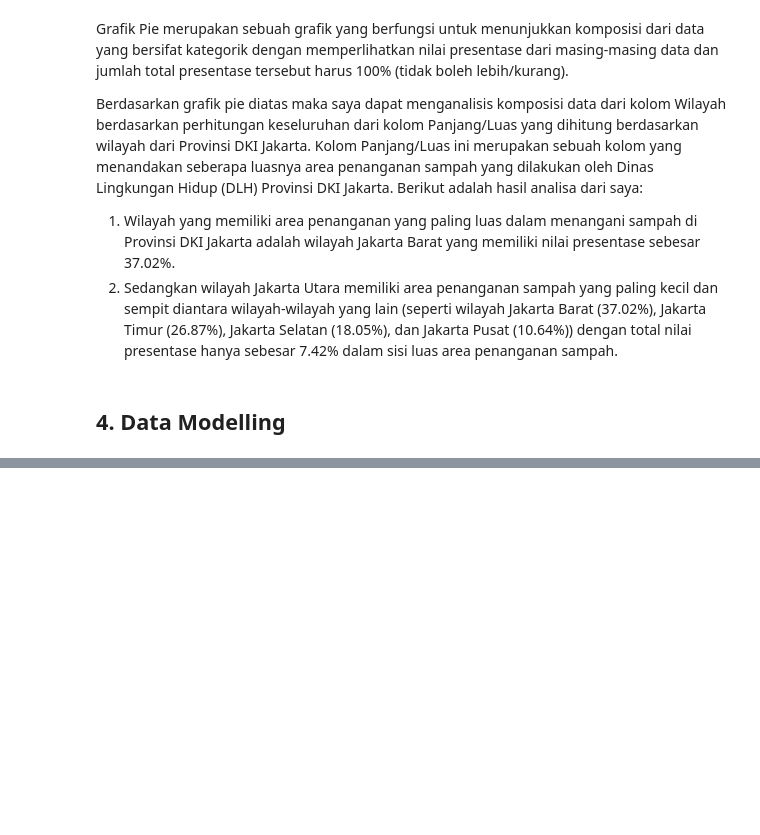
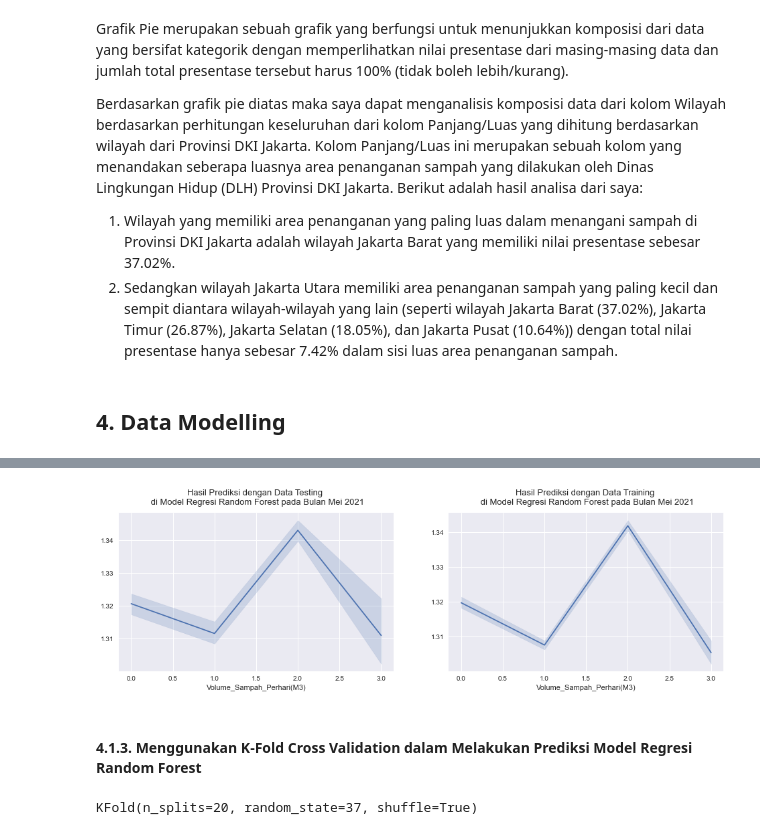
Before and after one commit to pramudianzaheka92/ProjectTugasAkhir, a Jupyter notebook: 5 - 2021/Prediksi Tingkat Pengangkutan Volume Sampah di Bulan Mei 2021 - Dengan Nilai Random State.ipynb, the cells around one changed output, grey strips where cells are left out. Saved outputs shown, nothing was run; the diff lists cells and outputs as text; code cells hidden in the pictures; blank space fills up the shorter version.

```diff
--- a/5 - 2021/Prediksi Tingkat Pengangkutan Volume Sampah di Bulan Mei 2021 - Dengan Nilai Random State.ipynb
+++ b/5 - 2021/Prediksi Tingkat Pengangkutan Volume Sampah di Bulan Mei 2021 - Dengan Nilai Random State.ipynb
@@ -541,0 +573,4 @@ Berdasarkan grafik pie diatas maka saya dapat menganalisis komposisi data dari k
+# %%
+# Proses split validation yaitu membagi variabel independen dan dependen menjadi data training dan data testing
+
+x_train, x_test, y_train, y_test = train_test_split(x, y, test_size=0.2, random_state=37)
@@ -541,0 +747,5 @@ Berdasarkan grafik pie diatas maka saya dapat menganalisis komposisi data dari k
+# %%
+# Membuat model regresi linear + nilai parameter default yang kemudian akan diimplementasikan ke teknik k-fold cross validation
+
+kfold_linear_regression_mei = LinearRegression()
+kfold_linear_regression_mei.fit(x_train, y_train)
@@ -541,0 +828,9 @@ Berdasarkan grafik pie diatas maka saya dapat menganalisis komposisi data dari k
+# %%
+# Memanggil model regresi random forest dari library sklearn
+from sklearn.ensemble import RandomForestRegressor
+
+split_randomforest_regression_mei = RandomForestRegressor()
+split_randomforest_regression_mei.fit(x_train, y_train)
+
+# Melihat parameter dari regresi random forest beserta nilai terbaik dari masing-masing parameter
+print(split_randomforest_regression_mei.get_params())
@@ -541,0 +861,9 @@ Berdasarkan grafik pie diatas maka saya dapat menganalisis komposisi data dari k
+# %%
+# Melihat nilai prediksi dari data training dan data testing setelah dilakukan proses pencarian nilai parameters terbaik
+print("----------------Nilai Prediksi dari Data Testing------------------")
+pred_test_randomforest_mei = split_randomforest_regression_mei.predict(x_test)
+print(pred_test_randomforest_mei)
+
+print("\n---------------Nilai Prediksi dari Data Training-----------------")
+pred_train_randomforest_mei = split_randomforest_regression_mei.predict(x_train)
+print(pred_train_randomforest_mei)
@@ -541,0 +900,26 @@ Berdasarkan grafik pie diatas maka saya dapat menganalisis komposisi data dari k
+# %%
+# Membuat grafik untuk melihat trend data dari volume pengangkutan sampah setelah melalui proses pemodelan regresi random forest
+plt.figure(figsize=(25, 20))
+
+# Grafik untuk melihat trend data testing setelah dilakukan proses pemodelan regresi random forest
+plt.subplot(4, 3, 1)
+sns.lineplot(y_test, pred_test_randomforest_mei)
+plt.title("Hasil Prediksi dengan Data Testing \n di Model Regresi Random Forest pada Bulan Mei 2021",
+          fontsize=13, pad=13)
+
+# Grafik untuk melihat trend data training setelah dilakukan proses pemodelan regresi linear
+plt.subplot(4, 3, 2)
+sns.lineplot(y_train, pred_train_randomforest_mei)
+plt.title("Hasil Prediksi dengan Data Training \n di Model Regresi Random Forest pada Bulan Mei 2021",
+          fontsize=13, pad=13)
+plt.show()
+# %% [output]
+[figure, added]
+# %% [markdown]
+#### 4.1.3. Menggunakan K-Fold Cross Validation dalam Melakukan Prediksi Model Regresi Random Forest
+# %%
+# Memanggil library K-Fold Cross Validation yang telah dipanggil diawal pemrosesan
+kfold = KFold(n_splits=20, random_state=37, shuffle=True)
+kfold
+# %% [output]
+KFold(n_splits=20, random_state=37, shuffle=True)
```
Also changed, not shown: parts of 41 cells of this notebook.
